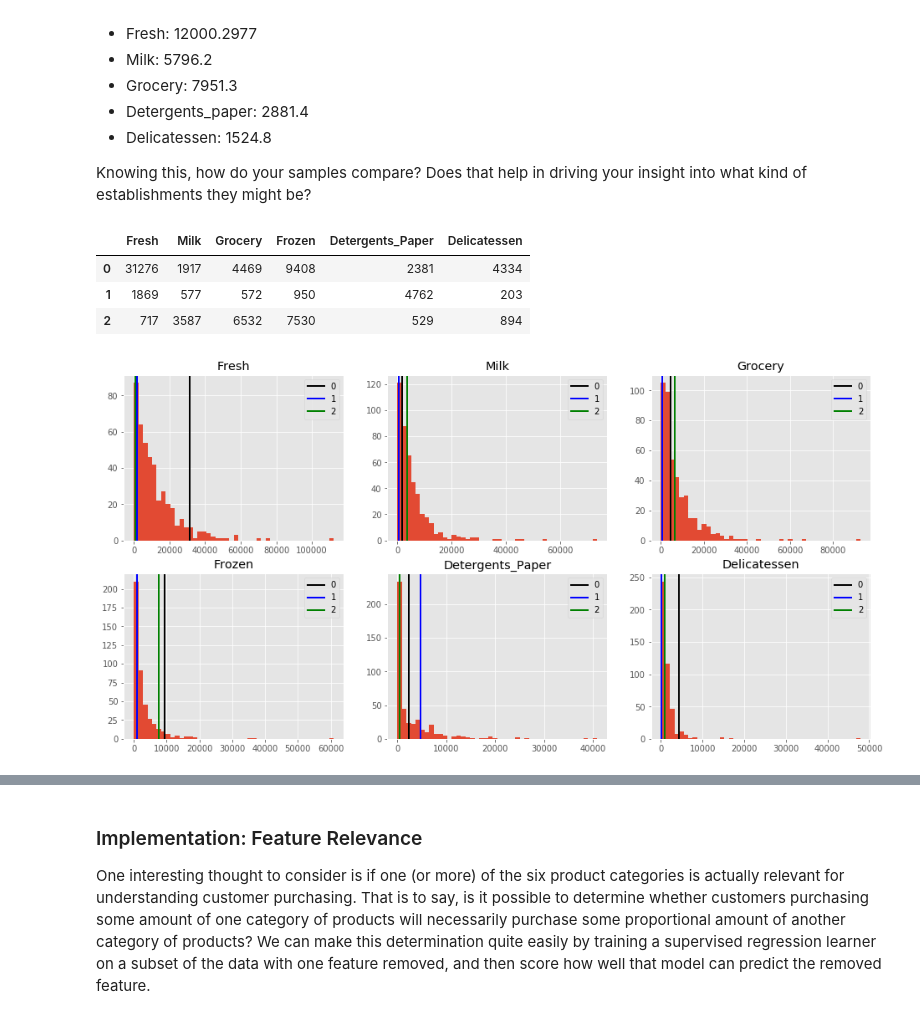
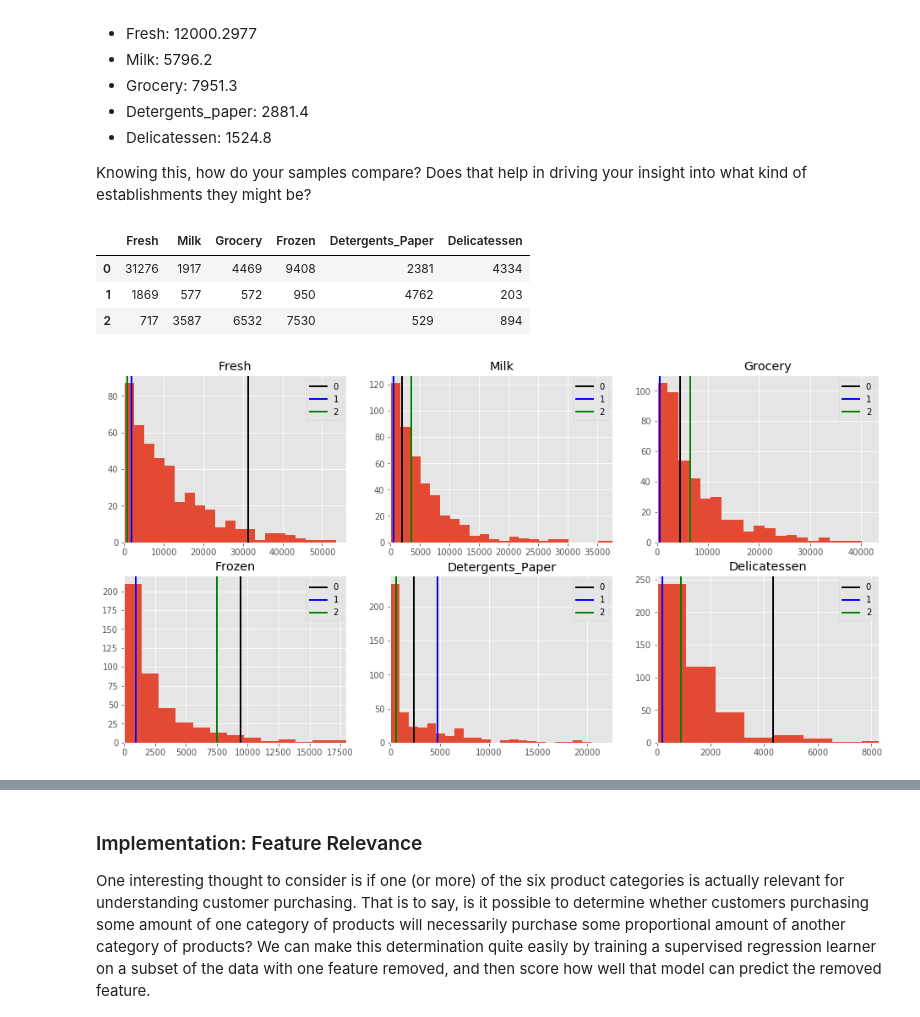
Before and after one commit to corasantos/Udacity-ML-Engineer-Nanodegree, a Jupyter notebook: Unsupervised Learning - Customer Segments/customer_segments.ipynb, the cells around one changed output, grey strips where cells are left out. Cells and saved outputs as stored; diff of their text form; code cells hidden in the pictures.

```diff
--- a/Unsupervised Learning - Customer Segments/customer_segments.ipynb
+++ b/Unsupervised Learning - Customer Segments/customer_segments.ipynb
@@ -92,18 +93,19 @@ Knowing this, how do your samples compare? Does that help in driving your insigh
 # %%
 plt.subplots(2,3,figsize = (16,8))
 for i, col in enumerate(data.columns):
     plt.subplot(2,3,i+1)
     plt.hist(data.eval(col),bins = int(len(data)*0.1))
     plt.axvline(samples.eval(col).loc[0],linewidth=2, color='k',label='0')
     plt.axvline(samples.eval(col).loc[1],linewidth=2, color='b',label='1')
     plt.axvline(samples.eval(col).loc[2],linewidth=2, color='g',label='2')
     plt.title(col)
+    plt.xlim([0,np.percentile(data.eval(col),99)])
     plt.legend()
 
 display(samples)
 # %% [output]
 |  | Fresh | Milk | Grocery | Frozen | Detergents_Paper | Delicatessen |
 | 0 | 31276 | 1917 | 4469 | 9408 | 2381 | 4334 |
 | 1 | 1869 | 577 | 572 | 950 | 4762 | 203 |
 | 2 | 717 | 3587 | 6532 | 7530 | 529 | 894 |
-[figure, old version]
+[figure, new version]
```
Also changed, not shown: parts of 18 cells of this notebook, 1 other file.
